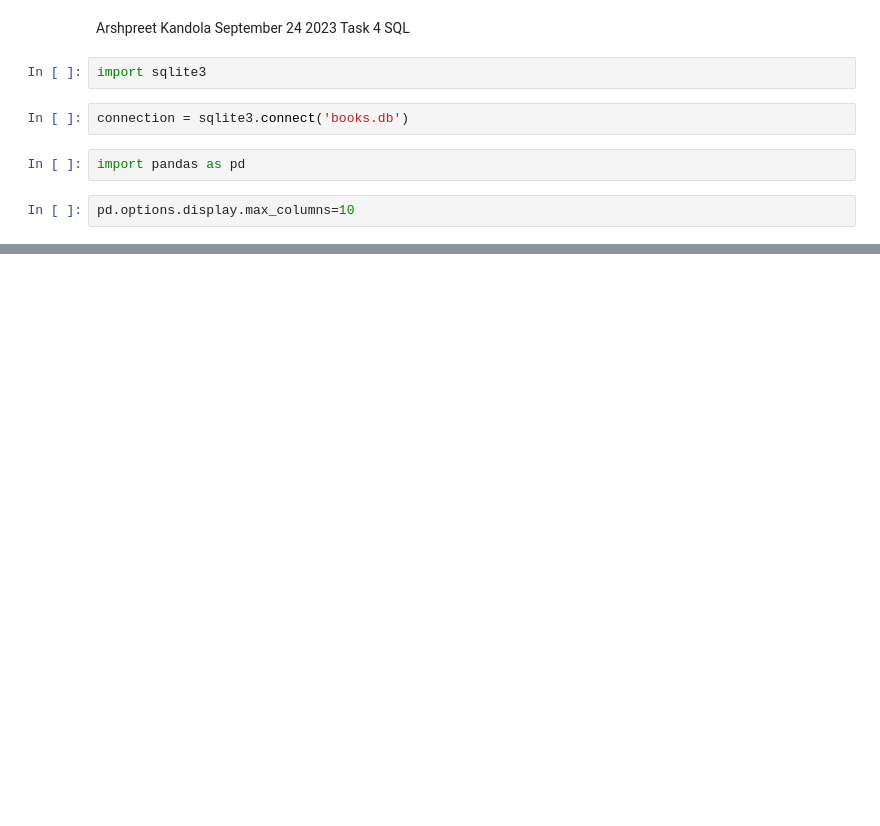
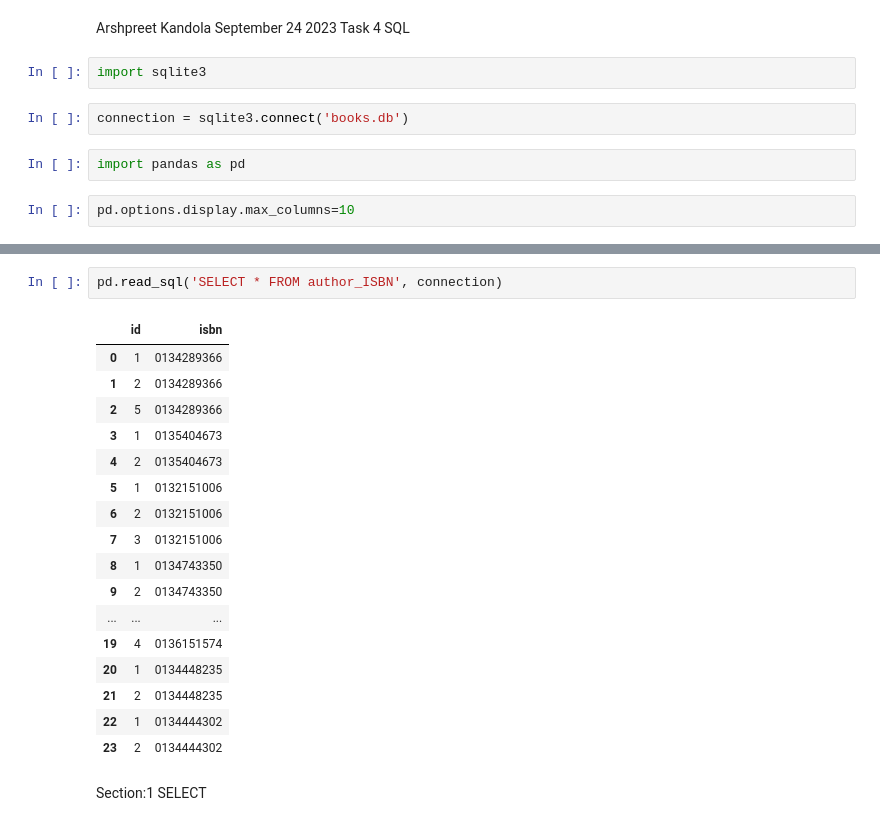
Before and after one commit to akandola47/datafun-05-data-at-rest, a Jupyter notebook: SQL-1.ipynb, the cells around one changed output, grey strips where cells are left out. Drawn from its saved outputs; the diff is of its cells as text; blank space fills up the shorter version.

```diff
--- a/SQL-1.ipynb
+++ b/SQL-1.ipynb
@@ -20,0 +36,22 @@ DatabaseError: Execution failed on sql 'SELECT * FROM titles': no such table: ti
+# %%
+pd.read_sql('SELECT * FROM author_ISBN', connection)
+# %% [output]
+|  | id | isbn |
+| 0 | 1 | 0134289366 |
+| 1 | 2 | 0134289366 |
+| 2 | 5 | 0134289366 |
+| 3 | 1 | 0135404673 |
+| 4 | 2 | 0135404673 |
+| 5 | 1 | 0132151006 |
+| 6 | 2 | 0132151006 |
+| 7 | 3 | 0132151006 |
+| 8 | 1 | 0134743350 |
+| 9 | 2 | 0134743350 |
+| ... | ... | ... |
+| 19 | 4 | 0136151574 |
+| 20 | 1 | 0134448235 |
+| 21 | 2 | 0134448235 |
+| 22 | 1 | 0134444302 |
+| 23 | 2 | 0134444302 |
+# %% [markdown]
+Section:1 SELECT
```
Also changed, not shown: parts of 28 cells of this notebook.
